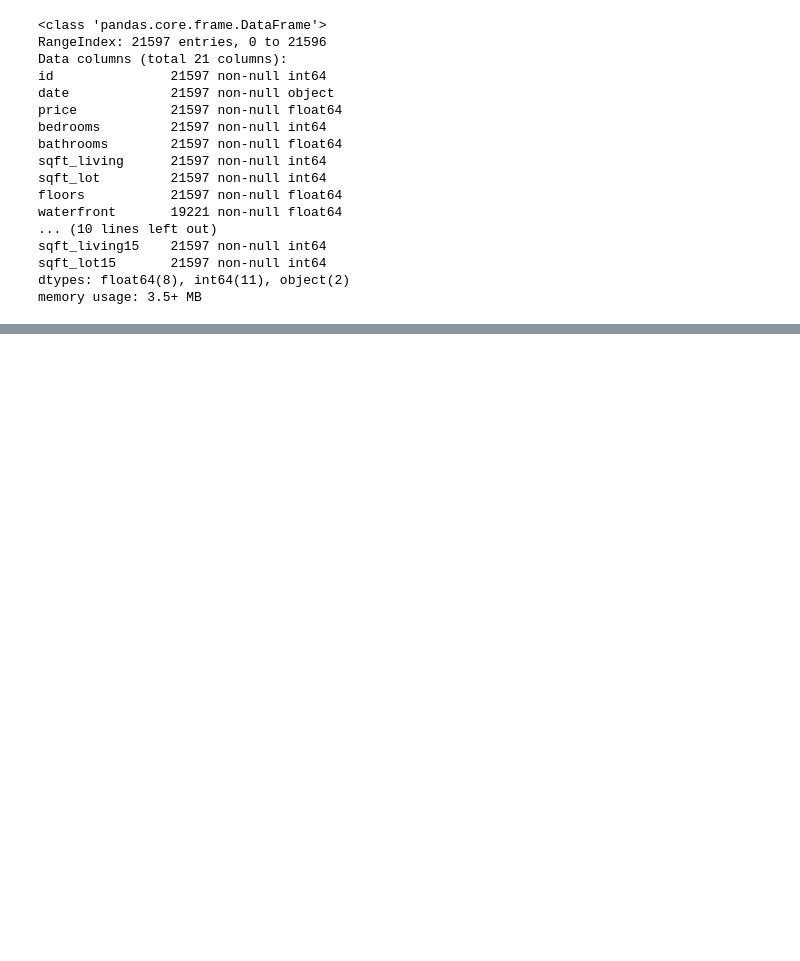
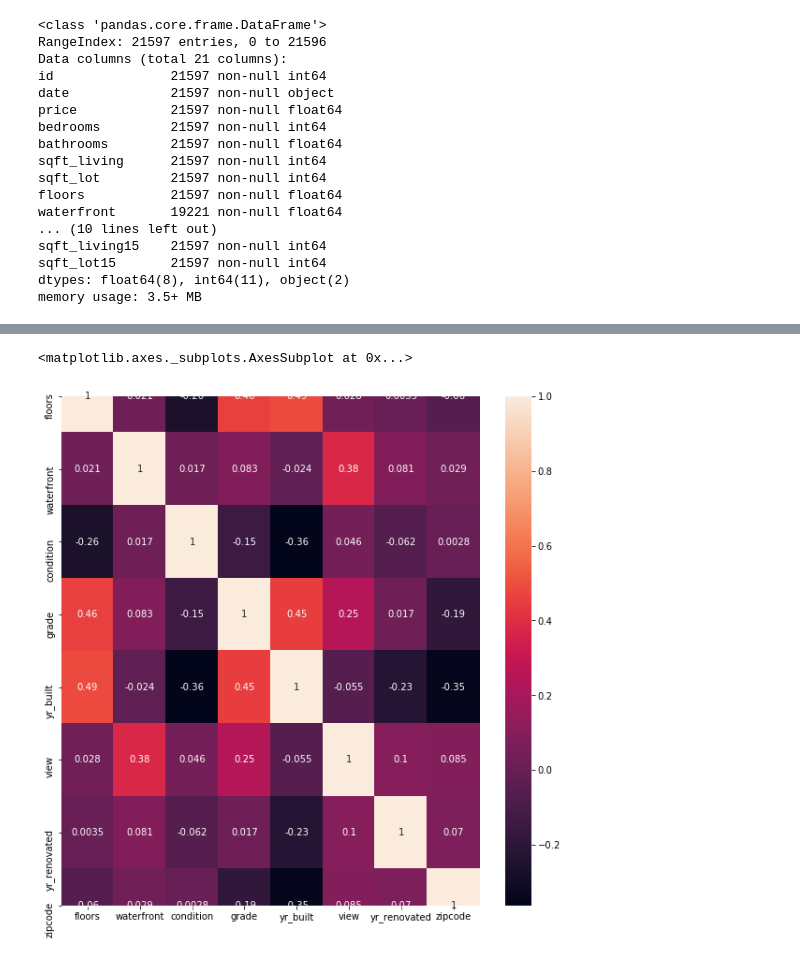
Before and after one commit to christisarv/linear-modeling-house-prices, a Jupyter notebook: Phase 2 Project Scratch Notebook.ipynb, the cells around one changed output, grey strips where cells are left out. Saved outputs shown, nothing was run; the diff lists cells and outputs as text; code cells hidden in the pictures; blank space fills up the shorter version.

Commit message:
cleaned and examined data

```diff
--- a/Phase 2 Project Scratch Notebook.ipynb
+++ b/Phase 2 Project Scratch Notebook.ipynb
@@ -80,0 +112,4 @@ con_cols
+# %%
+cat_cols= ['date', 'floors', 'waterfront', 'condition', 'grade', 'yr_built', 'view', 'yr_renovated', 'zipcode']
+con_cols = ['bedrooms', 'bathrooms', 'sqft_living', 'sqft_lot', 'sqft_above', 'sqft_basement','lat', 'long', 'sqft_living15', 'sqft_lot15']
+y = data['price']
@@ -80,0 +130,6 @@ con_cols
+# %%
+plt.figure(figsize=(10, 10))
+sns.heatmap(data[cat_cols].corr(), annot=True)
+# %% [output]
+<matplotlib.axes._subplots.AxesSubplot at 0x...>
+[figure, added]
```
Also changed, not shown: parts of 12 cells of this notebook, 1 other file.
